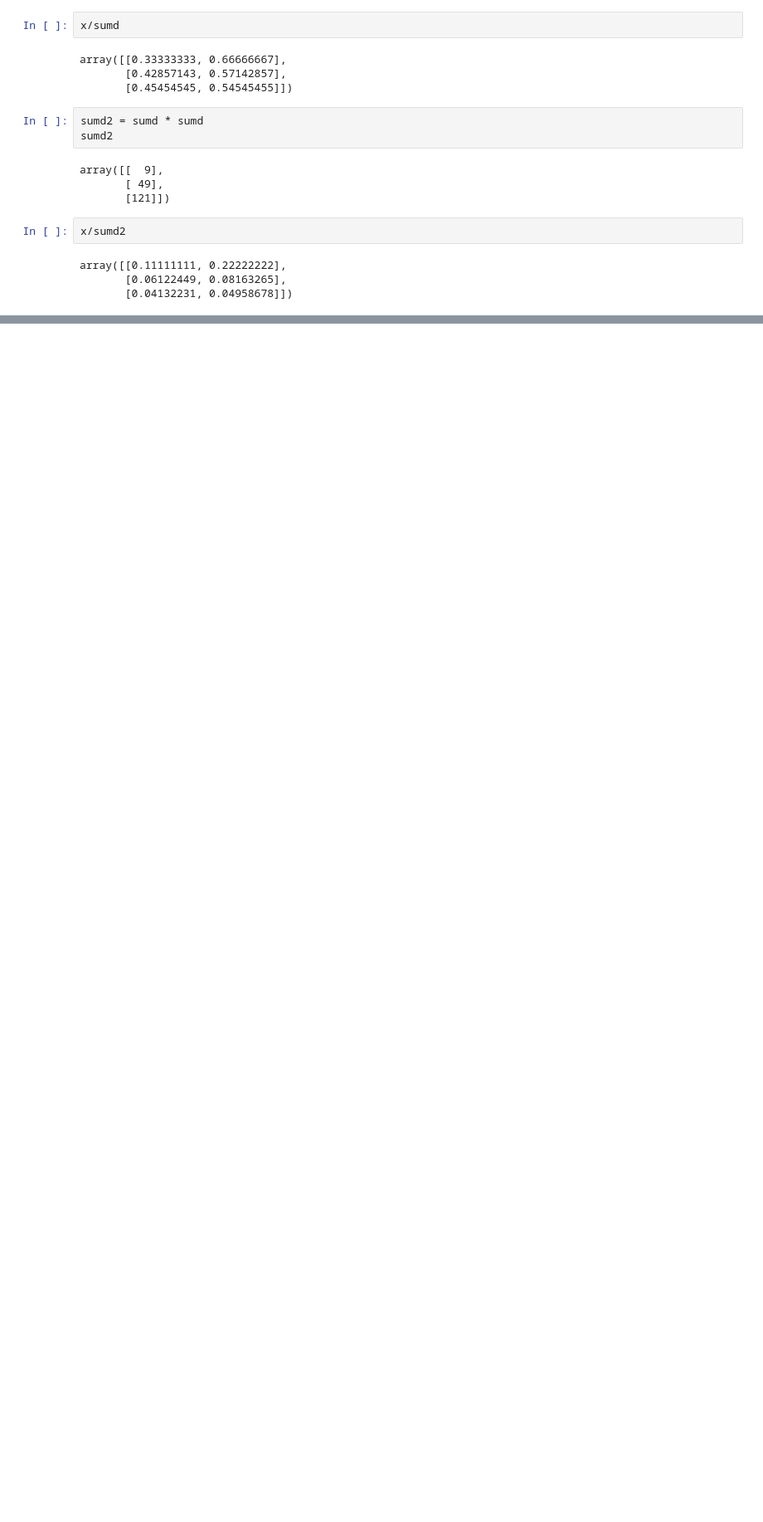
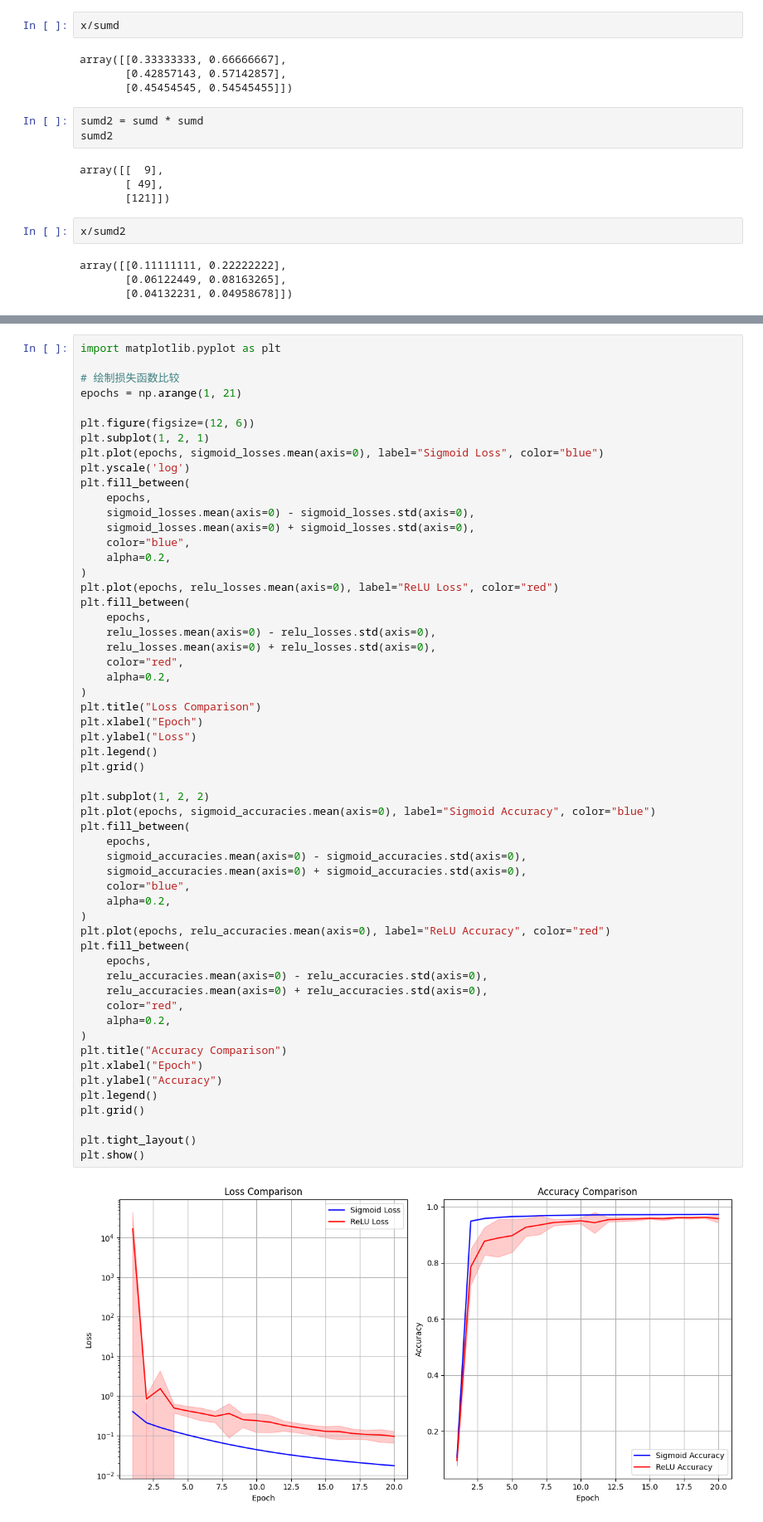
Before and after one commit to JianlongLei/vugrad_deep_learning_asg2, a Jupyter notebook: asg/asg2.ipynb, the cells around one changed output, grey strips where cells are left out. Shown at 83% size. Saved outputs shown, nothing was run; the diff lists cells and outputs as text; blank space fills up the shorter version.

```diff
--- a/asg/asg2.ipynb
+++ b/asg/asg2.ipynb
@@ -108,0 +142,58 @@ def draw_plot_two_datasets(model_1, model_2, model_1_desc_label, model_2_desc_la
+# %%
+import matplotlib.pyplot as plt
+
+# 绘制损失函数比较
+epochs = np.arange(1, 21)
+
+plt.figure(figsize=(12, 6))
+plt.subplot(1, 2, 1)
+plt.plot(epochs, sigmoid_losses.mean(axis=0), label="Sigmoid Loss", color="blue")
+plt.yscale('log')
+plt.fill_between(
+    epochs,
+    sigmoid_losses.mean(axis=0) - sigmoid_losses.std(axis=0),
+    sigmoid_losses.mean(axis=0) + sigmoid_losses.std(axis=0),
+    color="blue",
+    alpha=0.2,
+)
+plt.plot(epochs, relu_losses.mean(axis=0), label="ReLU Loss", color="red")
+plt.fill_between(
+    epochs,
+    relu_losses.mean(axis=0) - relu_losses.std(axis=0),
+    relu_losses.mean(axis=0) + relu_losses.std(axis=0),
+    color="red",
+    alpha=0.2,
+)
+plt.title("Loss Comparison")
+plt.xlabel("Epoch")
+plt.ylabel("Loss")
+plt.legend()
+plt.grid()
+
+plt.subplot(1, 2, 2)
+plt.plot(epochs, sigmoid_accuracies.mean(axis=0), label="Sigmoid Accuracy", color="blue")
+plt.fill_between(
+    epochs,
+    sigmoid_accuracies.mean(axis=0) - sigmoid_accuracies.std(axis=0),
+    sigmoid_accuracies.mean(axis=0) + sigmoid_accuracies.std(axis=0),
+    color="blue",
+    alpha=0.2,
+)
+plt.plot(epochs, relu_accuracies.mean(axis=0), label="ReLU Accuracy", color="red")
+plt.fill_between(
+    epochs,
+    relu_accuracies.mean(axis=0) - relu_accuracies.std(axis=0),
+    relu_accuracies.mean(axis=0) + relu_accuracies.std(axis=0),
+    color="red",
+    alpha=0.2,
+)
+plt.title("Accuracy Comparison")
+plt.xlabel("Epoch")
+plt.ylabel("Accuracy")
+plt.legend()
+plt.grid()
+
+plt.tight_layout()
+plt.show()
+# %% [output]
+[figure, added]
```
Also changed, not shown: parts of 21 cells of this notebook, 23 other files.
